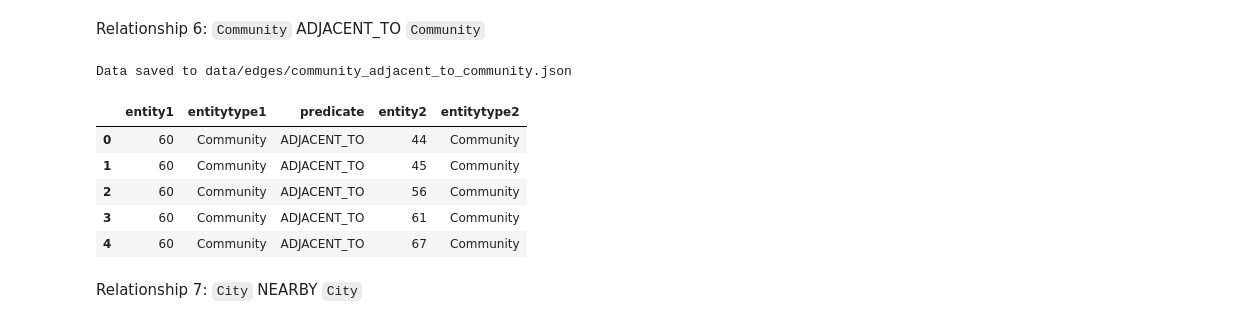
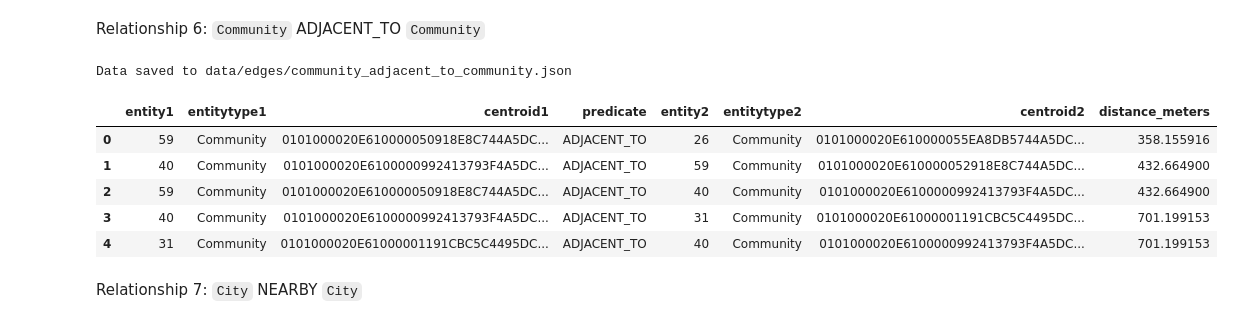
Before and after one commit to swhoyle/business-opportunity-graph, a Jupyter notebook: notebooks/02_extract_edges.ipynb, the cells around one changed output. Cells and saved outputs as stored; diff of their text form; code cells hidden in the pictures.

```diff
--- a/notebooks/02_extract_edges.ipynb
+++ b/notebooks/02_extract_edges.ipynb
@@ -226,29 +272,76 @@ Data saved to data/edges/city_adjacent_to_city.json
 Relationship 6: `Community` ADJACENT_TO `Community`
 # %%
 df = query_db("""
+    WITH cte AS (
     SELECT
-        community AS entity1,
+        c.community AS entity1,
         'Community' AS entitytype1,
         'ADJACENT_TO' AS predicate,
-        unnest(neighboring_communities) AS entity2,
-        'Community' AS entitytype2
-    FROM community_neighborhoods
+        unnest(c.neighboring_communities) AS entity2,
+        'Community' AS entitytype2,
+        ST_Union(op.way) AS geom1
+    FROM community_neighborhoods c
+    LEFT JOIN osm_planet_socal_2025.osn_names ons
+        ON c.community = ons.name
+        AND ons.geom_type = 'polygon'
+    LEFT JOIN osm_planet_socal_2025.planet_osm_polygon op
+        ON ons.osm_id = op.osm_id
+        AND ons.geom_type = 'polygon'
+    WHERE ST_YMax(ST_Transform(op.way, 4326)) < 33.4   -- your filter
+    GROUP BY c.community, neighboring_communities
+),
+centroids AS (
+    SELECT
+        entity1,
+        entitytype1,
+        predicate,
+        entity2,
+        entitytype2,
+        ST_Centroid(ST_Transform(geom1, 4326)) AS centroid1
+    FROM cte
+),
+centroids2 AS (
+    -- get centroid for the entity2 community
+    SELECT
+        c1.*,
+        ST_Centroid(ST_Transform(op.way, 4326)) AS centroid2
+    FROM centroids c1
+    JOIN osm_planet_socal_2025.osn_names ons
+        ON c1.entity2 = ons.name
+        AND ons.geom_type = 'polygon'
+    JOIN osm_planet_socal_2025.planet_osm_polygon op
+        ON ons.osm_id = op.osm_id
+        AND ons.geom_type = 'polygon'
+    WHERE ST_YMax(ST_Transform(op.way, 4326)) < 33.4
+)
+SELECT
+    entity1,
+    entitytype1,
+    centroid1,
+    predicate,
+    entity2,
+    entitytype2,
+    centroid2,
+    ST_DistanceSphere(centroid1, centroid2) AS distance_meters
+FROM centroids2
+ORDER BY distance_meters;
+
 """)
 df["entity1"] = df["entity1"].map(dict(zip(community_df["name"], community_df["id"])))
 df["entity2"] = df["entity2"].map(dict(zip(community_df["name"], community_df["id"])))
 df = df[df["entity1"].notnull() & df["entity2"].notnull()]
 df["entity1"] = df["entity1"].astype(int)
 df["entity2"] = df["entity2"].astype(int)
 save_df_to_json(df, "community_adjacent_to_community.json")
 df.head()
 # %% [output]
 Data saved to data/edges/community_adjacent_to_community.json
-|  | entity1 | entitytype1 | predicate | entity2 | entitytype2 |
-| 0 | 60 | Community | ADJACENT_TO | 44 | Community |
-| 1 | 60 | Community | ADJACENT_TO | 45 | Community |
-| 2 | 60 | Community | ADJACENT_TO | 56 | Community |
-| 3 | 60 | Community | ADJACENT_TO | 61 | Community |
-| 4 | 60 | Community | ADJACENT_TO | 67 | Community |
+|  | entity1 | entitytype1 | centroid1 | predicate | entity2 | entitytype2 | centroid2 | distance_meters |
+| 0 | 59 | Community | 0101000020E610000050918E8C744A5DC... | ADJACENT_TO | 26 | Community | 0101000020E610000055EA8DB5744A5DC... | 358.155916 |
+| 1 | 40 | Community | 0101000020E6100000992413793F4A5DC... | ADJACENT_TO | 59 | Community | 0101000020E610000052918E8C744A5DC... | 432.664900 |
+| 2 | 59 | Community | 0101000020E610000050918E8C744A5DC... | ADJACENT_TO | 40 | Community | 0101000020E6100000992413793F4A5DC... | 432.664900 |
+| 3 | 40 | Community | 0101000020E6100000992413793F4A5DC... | ADJACENT_TO | 31 | Community | 0101000020E61000001191CBC5C4495DC... | 701.199153 |
+| 4 | 31 | Community | 0101000020E61000001191CBC5C4495DC... | ADJACENT_TO | 40 | Community | 0101000020E6100000992413793F4A5DC... | 701.199153 |
 # %% [markdown]
 Relationship 7: `City` NEARBY `City`
 # %%
```
Also changed, not shown: parts of 5 cells of this notebook.
